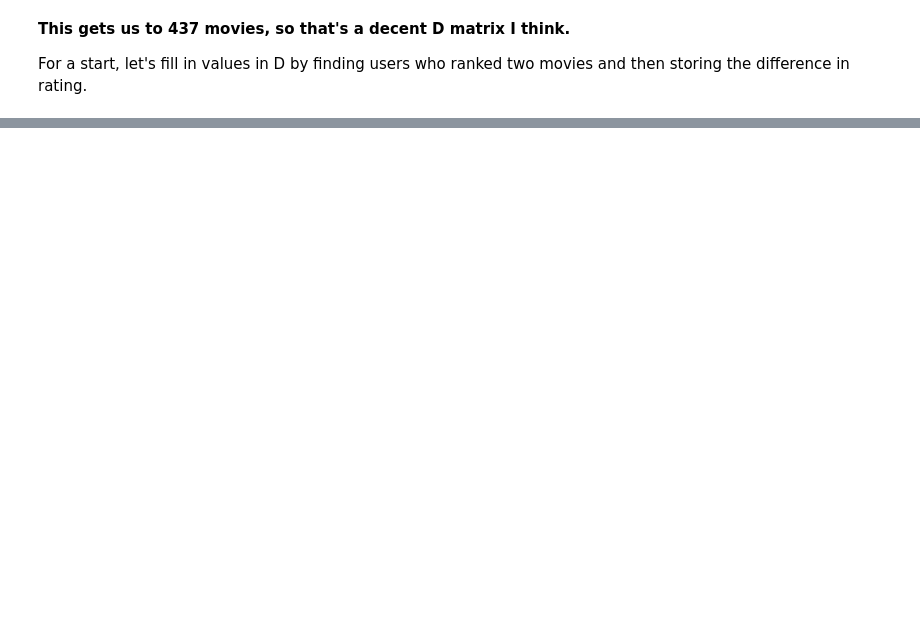
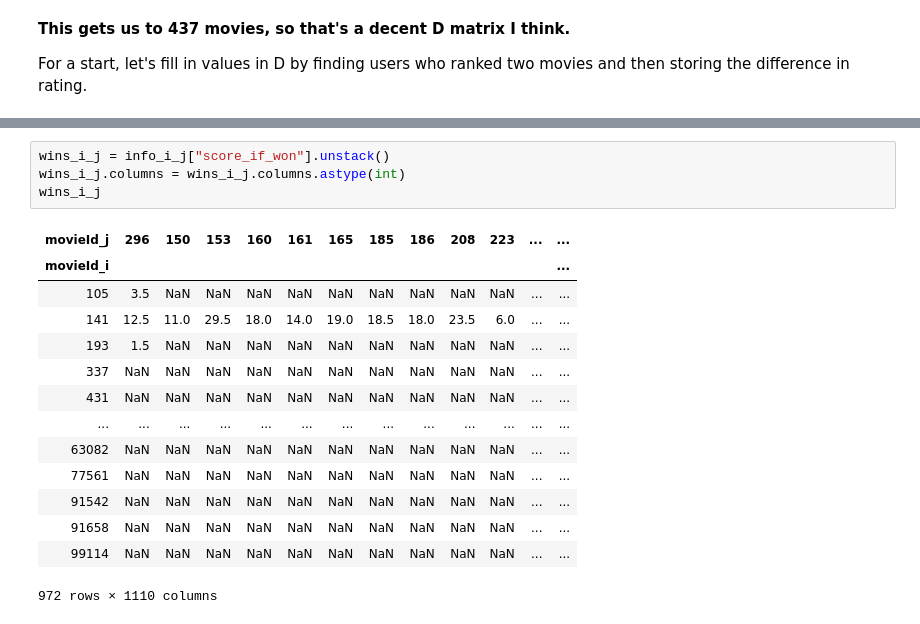
Before and after one commit to IGARDS/rankability_toolbox, a Jupyter notebook: pyrankability/notebooks/movielens-preprocess.ipynb, the cells around one changed output, grey strips where cells are left out. Drawn from its saved outputs; the diff is of its cells as text; blank space fills up the shorter version.

```diff
--- a/pyrankability/notebooks/movielens-preprocess.ipynb
+++ b/pyrankability/notebooks/movielens-preprocess.ipynb
@@ -232,0 +293,19 @@ print("hello")
+# %%
+wins_i_j = info_i_j["score_if_won"].unstack()
+wins_i_j.columns = wins_i_j.columns.astype(int)
+wins_i_j
+# %% [output]
+| movieId_j | 296 | 150 | 153 | 160 | 161 | 165 | 185 | 186 | 208 | 223 | ... | ... |
+| movieId_i |  |  |  |  |  |  |  |  |  |  |  | ... |
+| 105 | 3.5 | NaN | NaN | NaN | NaN | NaN | NaN | NaN | NaN | NaN | ... | ... |
+| 141 | 12.5 | 11.0 | 29.5 | 18.0 | 14.0 | 19.0 | 18.5 | 18.0 | 23.5 | 6.0 | ... | ... |
+| 193 | 1.5 | NaN | NaN | NaN | NaN | NaN | NaN | NaN | NaN | NaN | ... | ... |
+| 337 | NaN | NaN | NaN | NaN | NaN | NaN | NaN | NaN | NaN | NaN | ... | ... |
+| 431 | NaN | NaN | NaN | NaN | NaN | NaN | NaN | NaN | NaN | NaN | ... | ... |
+| ... | ... | ... | ... | ... | ... | ... | ... | ... | ... | ... | ... | ... |
+| 63082 | NaN | NaN | NaN | NaN | NaN | NaN | NaN | NaN | NaN | NaN | ... | ... |
+| 77561 | NaN | NaN | NaN | NaN | NaN | NaN | NaN | NaN | NaN | NaN | ... | ... |
+| 91542 | NaN | NaN | NaN | NaN | NaN | NaN | NaN | NaN | NaN | NaN | ... | ... |
+| 91658 | NaN | NaN | NaN | NaN | NaN | NaN | NaN | NaN | NaN | NaN | ... | ... |
+| 99114 | NaN | NaN | NaN | NaN | NaN | NaN | NaN | NaN | NaN | NaN | ... | ... |
+972 rows × 1110 columns
```
Also changed, not shown: parts of 52 cells of this notebook, 6 other files.
